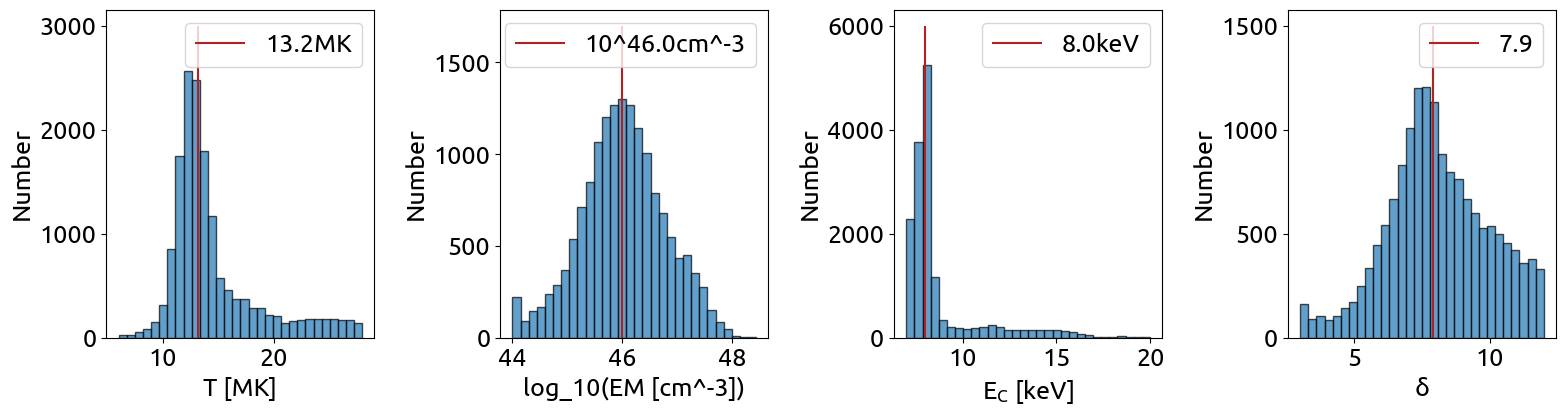
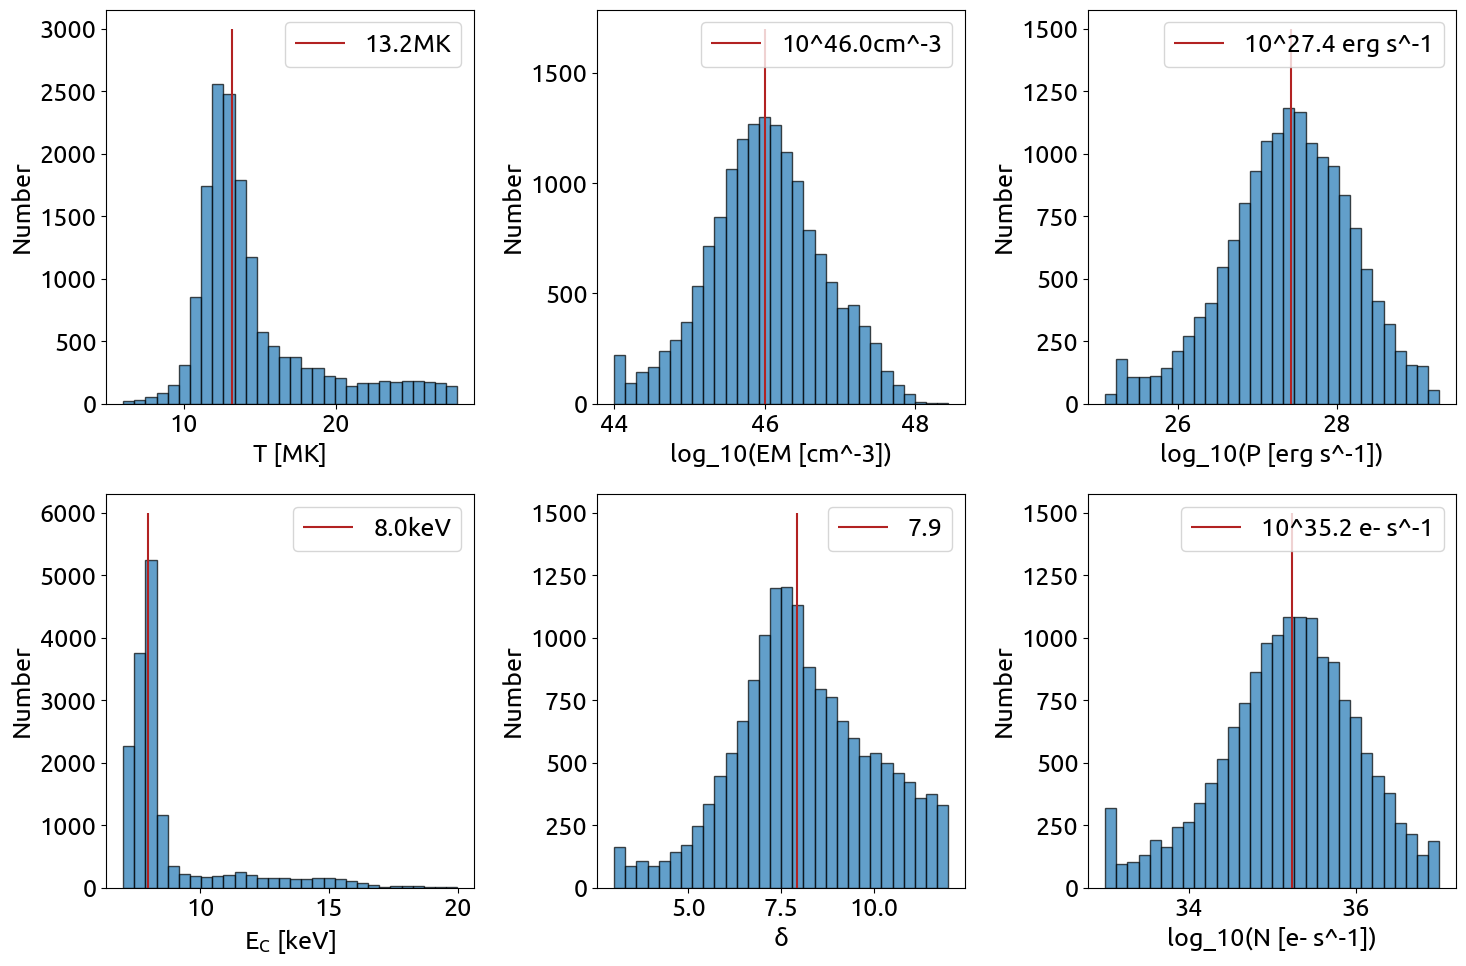
Code edit (unified diff) that turned the first committed figure into the second:
--- before
+++ after
@@ -1,31 +1,49 @@
-fig, axs = plt.subplots(1, 4, figsize=(16, 4.5))
-
+fig, axs = plt.subplots(2, 3, figsize=(15, 10))
+pow_t10=1.6e-9*n_t10*ec_t10*(del_t10-1)/(del_t10-2)
 
 gd=(tmk_t10 > 6) & (tmk_t10 <28) & (del_t10 < 12) & (ec_t10 < 20)
+pow_med=1.6e-9*np.median(n_t10[gd])*np.median(ec_t10[gd])*(np.median(del_t10[gd])-1)/(np.median(del_t10[gd])-2)
+
 # Panel 1: T [MK]
-axs[0].hist(tmk_t10[gd], bins=30, edgecolor='black', alpha=0.7)
-axs[0].set_xlabel('T [MK]')
-axs[0].set_ylabel('Number')
-axs[0].vlines(np.median(tmk_t10[gd]),0,3000,label=f'{np.median(tmk_t10[gd]):.1f}MK',color='firebrick')
-axs[0].legend()
+axs[0,0].hist(tmk_t10[gd], bins=30, edgecolor='black', alpha=0.7)
+axs[0,0].set_xlabel('T [MK]')
+axs[0,0].set_ylabel('Number')
+axs[0,0].vlines(np.median(tmk_t10[gd]),0,3000,label=f'{np.median(tmk_t10[gd]):.1f}MK',color='firebrick')
+
+axs[0,0].legend()
 # Panel 2: EM [cm^-3]
-axs[1].hist(np.log10(em_t10[gd]), bins=30, edgecolor='black', alpha=0.7)
-axs[1].set_xlabel('log_10(EM [cm^-3])')
-axs[1].set_ylabel('Number')
-axs[1].vlines(np.median(np.log10(em_t10[gd])),0,1700,
+axs[0,1].hist(np.log10(em_t10[gd]), bins=30, edgecolor='black', alpha=0.7)
+axs[0,1].set_xlabel('log_10(EM [cm^-3])')
+axs[0,1].set_ylabel('Number')
+axs[0,1].vlines(np.median(np.log10(em_t10[gd])),0,1700,
               label=f'10^{np.median(np.log10(em_t10[gd])):.1f}cm^-3',color='firebrick')
-axs[1].legend()
+axs[0,1].legend()
+
+axs[0,2].hist(np.log10(pow_t10[gd]), bins=30, edgecolor='black', alpha=0.7)
+axs[0,2].set_xlabel('log_10(P [erg s^-1])')
+axs[0,2].set_ylabel('Number')
+axs[0,2].vlines(np.median(np.log10(pow_t10[gd])),0,1500,label=f'10^{np.median(np.log10(pow_t10[gd])):.1f} erg s^-1',color='firebrick')
+# axs[0,2].vlines(np.log10(pow_med),0,1500,label=f'10^{np.log10(pow_med):.1f} erg s^-1',color='firebrick')
+
+axs[0,2].legend()
+
 # Panel 3: E_C [keV]
-axs[2].hist(ec_t10[gd], bins=30, edgecolor='black', alpha=0.7)
-axs[2].set_xlabel('E$_C$ [keV]')
-axs[2].set_ylabel('Number')
-axs[2].vlines(np.median(ec_t10[gd]),0,6000,label=f'{np.median(ec_t10[gd]):.1f}keV',color='firebrick')
-axs[2].legend()
+axs[1,0].hist(ec_t10[gd], bins=30, edgecolor='black', alpha=0.7)
+axs[1,0].set_xlabel('E$_C$ [keV]')
+axs[1,0].set_ylabel('Number')
+axs[1,0].vlines(np.median(ec_t10[gd]),0,6000,label=f'{np.median(ec_t10[gd]):.1f}keV',color='firebrick')
+axs[1,0].legend()
 # Panel 4: delta
-axs[3].hist(del_t10[gd], bins=30, edgecolor='black', alpha=0.7)
-axs[3].set_xlabel('$\delta$')
-axs[3].set_ylabel('Number')
-axs[3].vlines(np.median(del_t10[gd]),0,1500,label=f'{np.median(del_t10[gd]):.1f}',color='firebrick')
-axs[3].legend()
+axs[1,1].hist(del_t10[gd], bins=30, edgecolor='black', alpha=0.7)
+axs[1,1].set_xlabel('$\delta$')
+axs[1,1].set_ylabel('Number')
+axs[1,1].vlines(np.median(del_t10[gd]),0,1500,label=f'{np.median(del_t10[gd]):.1f}',color='firebrick')
+axs[1,1].legend()
+# Panel 4: n
+axs[1,2].hist(np.log10(n_t10[gd]), bins=30, edgecolor='black', alpha=0.7)
+axs[1,2].set_xlabel('log_10(N [e- s^-1])')
+axs[1,2].set_ylabel('Number')
+axs[1,2].vlines(np.median(np.log10(n_t10[gd])),0,1500,label=f'10^{np.median(np.log10(n_t10[gd])):.1f} e- s^-1',color='firebrick')
+axs[1,2].legend()
 
 plt.tight_layout()

Commit: Update compare_bpowtt.ipynb